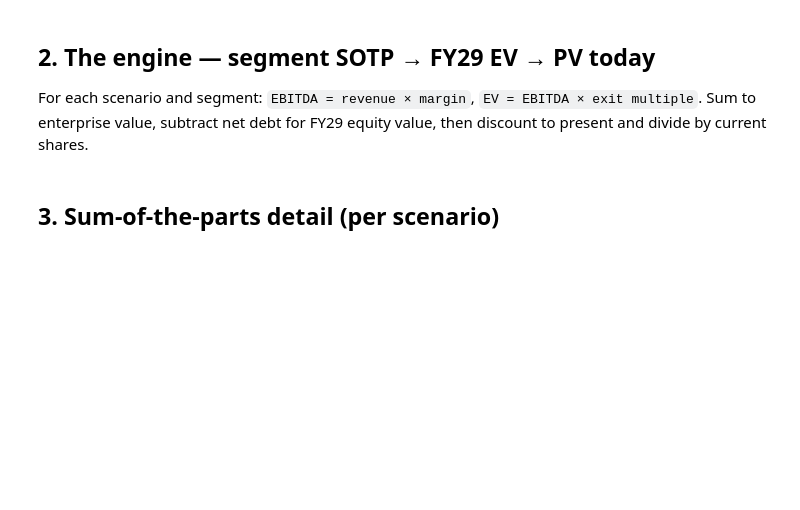
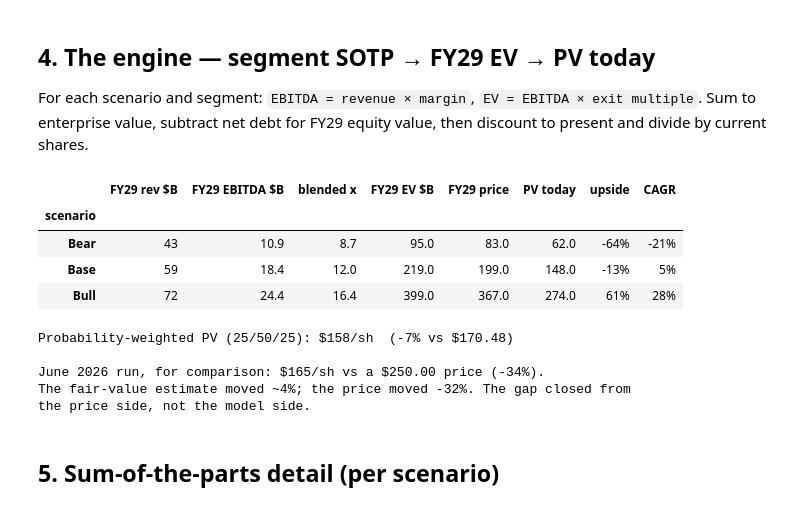
Before and after one commit to DanielPaz624/qcom-fy29-valuation, a Jupyter notebook: qcom_fy29_valuation.ipynb, the cells around one changed output. Saved outputs shown, nothing was run; the diff lists cells and outputs as text; code cells hidden in the pictures; blank space fills up the shorter version.

```diff
--- a/qcom_fy29_valuation.ipynb
+++ b/qcom_fy29_valuation.ipynb
@@ -55,49 +234,65 @@ print(f'Trailing EV/EBITDA on FY25: ~{(CURRENT_PRICE*SHARES_OUT+NET_DEBT)/FY25_E
 # %% [markdown]
-## 2. The engine — segment SOTP → FY29 EV → PV today
+## 4. The engine — segment SOTP → FY29 EV → PV today
 
-For each scenario and segment: `EBITDA = revenue × margin`, `EV = EBITDA × exit multiple`. Sum to enterprise value, subtract net debt for FY29 equity value, then discount to present and divide by current shares.
+For each scenario and segment: `EBITDA = revenue × margin`, `EV = EBITDA × exit multiple`. Sum to
+enterprise value, subtract net debt for FY29 equity value, then discount to present and divide by
+current shares.
 # %%
 def segment_table(name):
     df = pd.DataFrame({'segment': SEGMENTS})
-    df['revenue_$B']   = df.segment.map(REVENUE[name])
-    df['ebitda_margin']= df.segment.map(EBITDA_MARGIN[name])
-    df['ebitda_$B']    = df['revenue_$B'] * df['ebitda_margin']
-    df['exit_x']       = df.segment.map(EXIT_MULTIPLE[name])
-    df['EV_$B']        = df['ebitda_$B'] * df['exit_x']
+    df['revenue_$B']    = df.segment.map(REVENUE[name])
+    df['ebitda_margin'] = df.segment.map(EBITDA_MARGIN[name])
+    df['ebitda_$B']     = df['revenue_$B'] * df['ebitda_margin']
+    df['exit_x']        = df.segment.map(EXIT_MULTIPLE[name])
+    df['EV_$B']         = df['ebitda_$B'] * df['exit_x']
     return df
 
 def value_scenario(name):
     df = segment_table(name)
     ev = df['EV_$B'].sum()
     ebitda = df['ebitda_$B'].sum()
     equity_fy29 = ev - NET_DEBT
     price_fy29 = equity_fy29 / SHARES_OUT
     pv_price = (equity_fy29 / (1 + DISCOUNT_RATE) ** YEARS_TO_FY29) / SHARES_OUT
     return {
         'scenario': name,
         'FY29 rev $B': df['revenue_$B'].sum(),
         'FY29 EBITDA $B': round(ebitda, 1),
         'blended x': round(ev / ebitda, 1),
         'FY29 EV $B': round(ev, 0),
         'FY29 price': round(price_fy29, 0),
         'PV today': round(pv_price, 0),
         'upside': pv_price / CURRENT_PRICE - 1,
-        'CAGR 3.25y': (price_fy29 / CURRENT_PRICE) ** (1 / YEARS_TO_FY29) - 1,
+        'CAGR': (price_fy29 / CURRENT_PRICE) ** (1 / YEARS_TO_FY29) - 1,
     }
 
 summary = pd.DataFrame([value_scenario(s) for s in ['Bear', 'Base', 'Bull']]).set_index('scenario')
 summary_fmt = summary.copy()
 summary_fmt['upside'] = (summary['upside'] * 100).round(0).astype(int).astype(str) + '%'
-summary_fmt['CAGR 3.25y'] = (summary['CAGR 3.25y'] * 100).round(0).astype(int).astype(str) + '%'
+summary_fmt['CAGR'] = (summary['CAGR'] * 100).round(0).astype(int).astype(str) + '%'
 summary_fmt
+# %% [output]
+|  | FY29 rev $B | FY29 EBITDA $B | blended x | FY29 EV $B | FY29 price | PV today | upside | CAGR |
+| scenario |  |  |  |  |  |  |  |  |
+| Bear | 43 | 10.9 | 8.7 | 95.0 | 83.0 | 62.0 | -64% | -21% |
+| Base | 59 | 18.4 | 12.0 | 219.0 | 199.0 | 148.0 | -13% | 5% |
+| Bull | 72 | 24.4 | 16.4 | 399.0 | 367.0 | 274.0 | 61% | 28% |
 # %%
 # Probability-weighted fair value (PV today)
 blended = sum(WEIGHTS[s] * summary.loc[s, 'PV today'] for s in WEIGHTS)
 print(f'Probability-weighted PV (25/50/25): ${blended:.0f}/sh  '
-      f'({blended/CURRENT_PRICE-1:+.0%} vs ${CURRENT_PRICE:.0f})')
-print(f'At ${CURRENT_PRICE:.0f}, that is ~{CURRENT_PRICE/18:.1f}x the mgmt FY29 EPS target (>$18).')
+      f'({blended / CURRENT_PRICE - 1:+.0%} vs ${CURRENT_PRICE:.2f})')
+print(f'\nJune 2026 run, for comparison: $165/sh vs a $250.00 price (-34%).')
+print('The fair-value estimate moved ~4%; the price moved -32%. The gap closed from')
+print('the price side, not the model side.')
+# %% [output]
+Probability-weighted PV (25/50/25): $158/sh  (-7% vs $170.48)
+
+June 2026 run, for comparison: $165/sh vs a $250.00 price (-34%).
+The fair-value estimate moved ~4%; the price moved -32%. The gap closed from
+the price side, not the model side.
 # %% [markdown]
-## 3. Sum-of-the-parts detail (per scenario)
+## 5. Sum-of-the-parts detail (per scenario)
 # %%
 for s in ['Bear', 'Base', 'Bull']:
     print(f'\n===== {s} =====')
```
Also changed, not shown: parts of 19 cells of this notebook, 4 other files.
